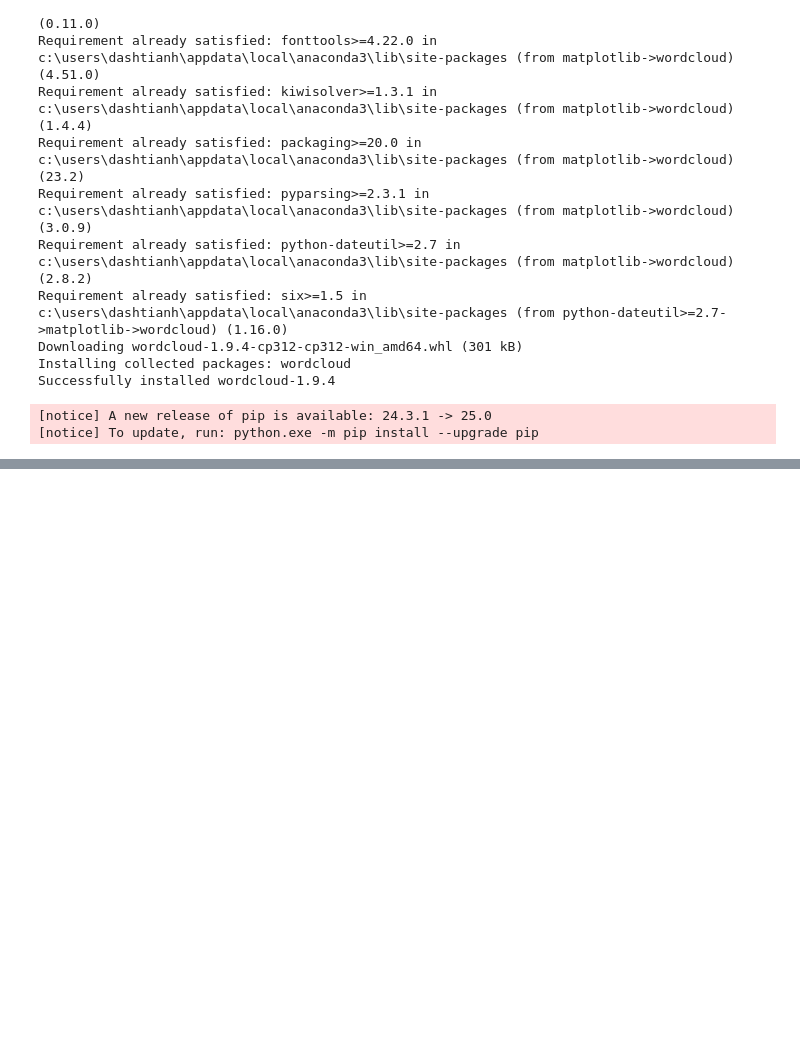
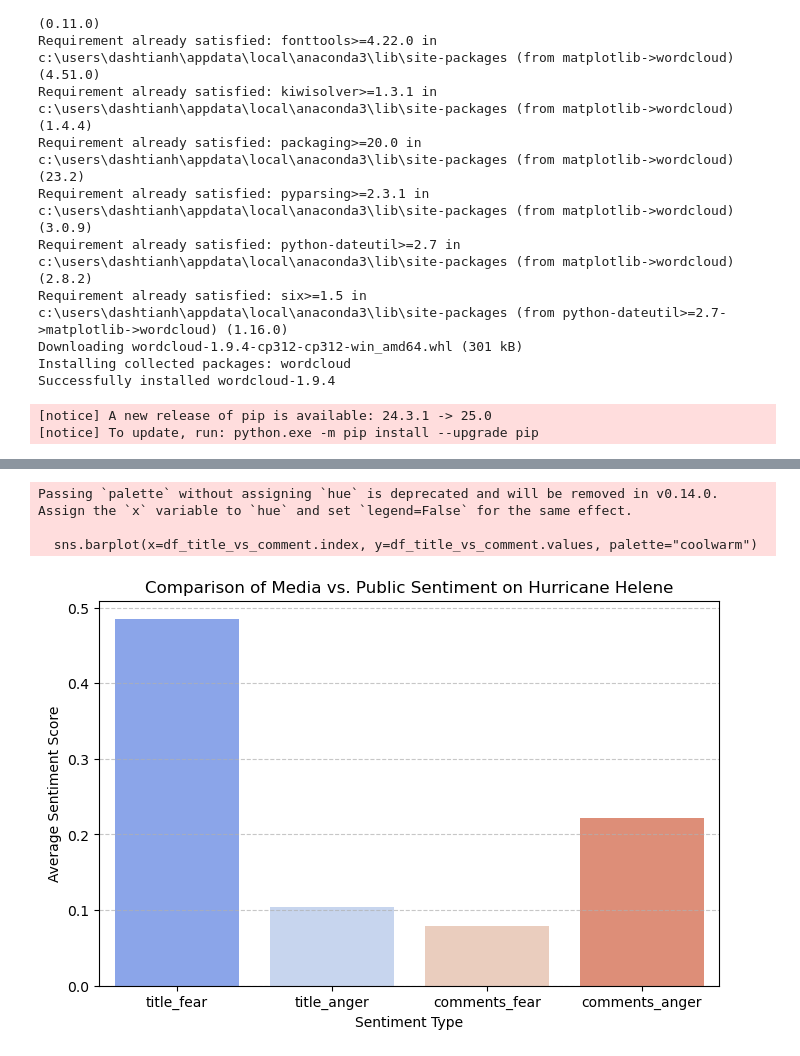
Before and after one commit to adilW-2005/Hurricane-Helene-SentimentAnalysis, a Jupyter notebook: sentiment_analysis.ipynb, the cells around one changed output, grey strips where cells are left out. Saved outputs shown, nothing was run; the diff lists cells and outputs as text; code cells hidden in the pictures; blank space fills up the shorter version.

```diff
--- a/sentiment_analysis.ipynb
+++ b/sentiment_analysis.ipynb
@@ -459,0 +564,21 @@ Successfully installed wordcloud-1.9.4
+# %%
+import seaborn as sns
+
+# Compare title sentiment vs. comment sentiment
+df_title_vs_comment = df_sentiment[["title_fear", "title_anger", "comments_fear", "comments_anger"]].mean()
+
+# Plot a comparison
+plt.figure(figsize=(8, 5))
+sns.barplot(x=df_title_vs_comment.index, y=df_title_vs_comment.values, palette="coolwarm")
+
+plt.xlabel("Sentiment Type")
+plt.ylabel("Average Sentiment Score")
+plt.title("Comparison of Media vs. Public Sentiment on Hurricane Helene")
+plt.grid(axis="y", linestyle="--", alpha=0.7)
+
+plt.show()
+# %% [output]
+Passing `palette` without assigning `hue` is deprecated and will be removed in v0.14.0. Assign the `x` variable to `hue` and set `legend=False` for the same effect.
+
+  sns.barplot(x=df_title_vs_comment.index, y=df_title_vs_comment.values, palette="coolwarm")
+[figure, added]
```
Also changed, not shown: parts of 6 cells of this notebook.
